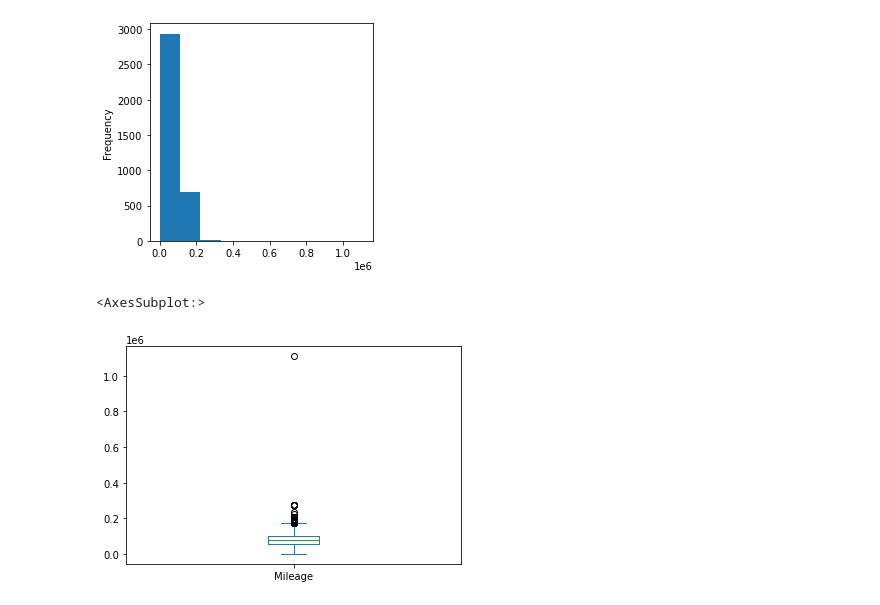
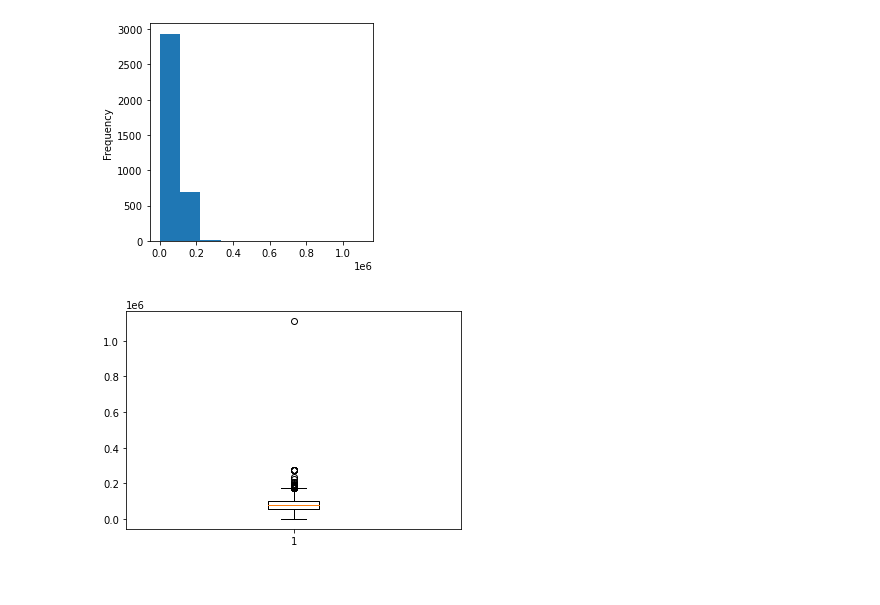
Before and after one commit to karljay98/Used-car-analysis, a Jupyter notebook: analysis.ipynb, the cells around one changed output. Drawn from its saved outputs; the diff is of its cells as text; code cells hidden in the pictures.

```diff
--- a/analysis.ipynb
+++ b/analysis.ipynb
@@ -204,8 +204,8 @@ df['Mileage'].plot.hist(figsize=(4, 4))
 # %% [output]
 <AxesSubplot:ylabel='Frequency'>
 [figure]
-# %%
-df['Mileage'].plot.box()
-# %% [output]
-<AxesSubplot:>
-[figure, removed]
+# %%
+plt.boxplot(df['Mileage'],)
+plt.show()
+# %% [output]
+[figure, added]
```
Also changed, not shown: parts of 3 cells of this notebook.
